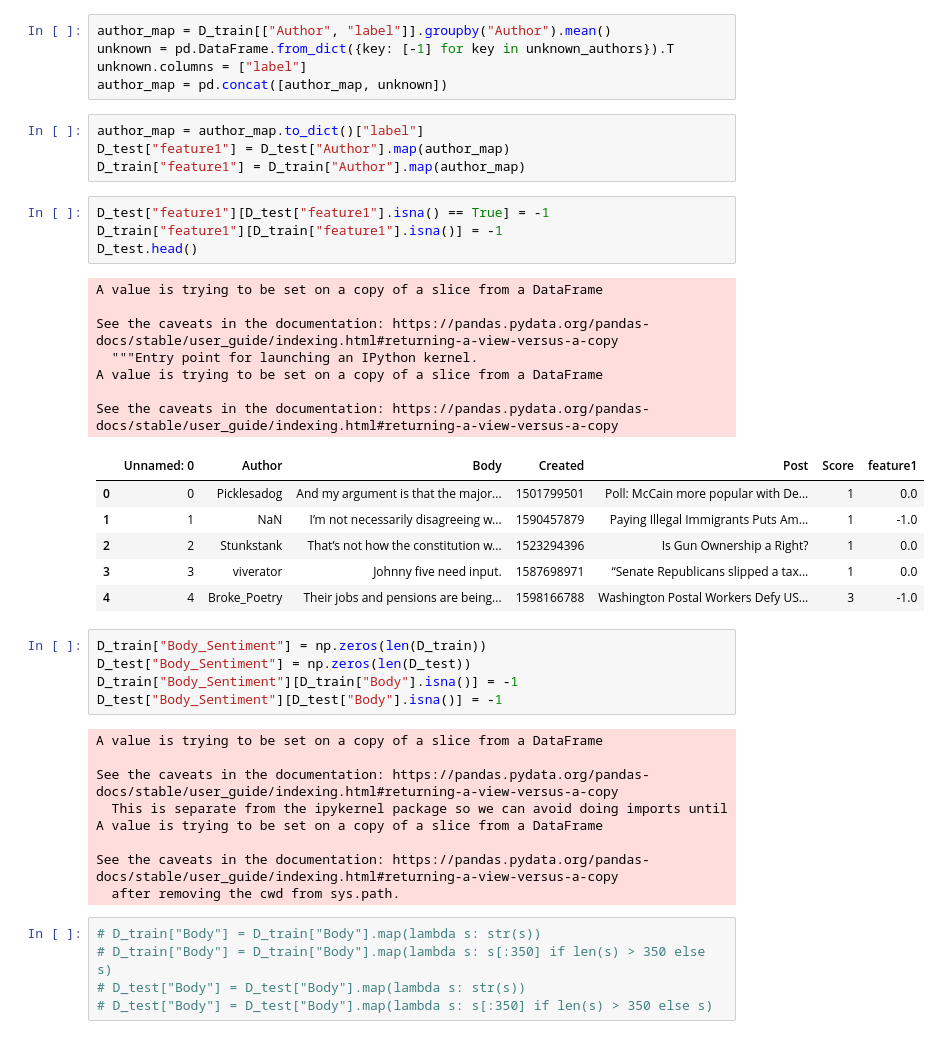
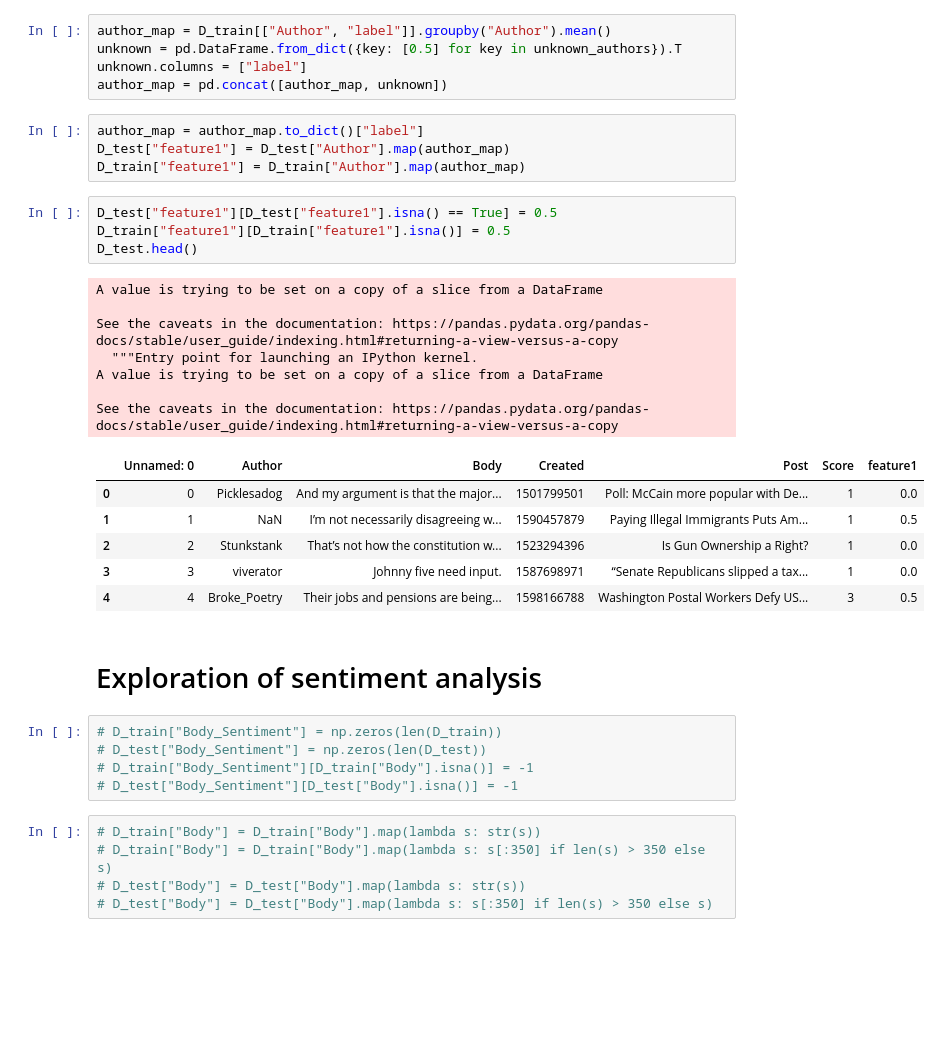
Before and after one commit to AlexandreAdam/HackatonF20, a Jupyter notebook: notebooks/Challenge3.ipynb, the cells around one changed output. Saved outputs shown, nothing was run; the diff lists cells and outputs as text; blank space fills up the shorter version.

```diff
--- a/notebooks/Challenge3.ipynb
+++ b/notebooks/Challenge3.ipynb
@@ -116,6 +121,6 @@ len(D_test)
 # %%
 author_map = D_train[["Author", "label"]].groupby("Author").mean()
-unknown = pd.DataFrame.from_dict({key: [-1] for key in unknown_authors}).T
+unknown = pd.DataFrame.from_dict({key: [0.5] for key in unknown_authors}).T
 unknown.columns = ["label"]
 author_map = pd.concat([author_map, unknown])
 # %%
@@ -123,37 +128,30 @@ author_map = author_map.to_dict()["label"]
 D_test["feature1"] = D_test["Author"].map(author_map)
 D_train["feature1"] = D_train["Author"].map(author_map)
 # %%
-D_test["feature1"][D_test["feature1"].isna() == True] = -1
-D_train["feature1"][D_train["feature1"].isna()] = -1
+D_test["feature1"][D_test["feature1"].isna() == True] = 0.5
+D_train["feature1"][D_train["feature1"].isna()] = 0.5
 D_test.head()
 # %% [output]
 A value is trying to be set on a copy of a slice from a DataFrame
 
 See the caveats in the documentation: https://pandas.pydata.org/pandas-docs/stable/user_guide/indexing.html#returning-a-view-versus-a-copy
   """Entry point for launching an IPython kernel.
 A value is trying to be set on a copy of a slice from a DataFrame
 
 See the caveats in the documentation: https://pandas.pydata.org/pandas-docs/stable/user_guide/indexing.html#returning-a-view-versus-a-copy
 |  | Unnamed: 0 | Author | Body | Created | Post | Score | feature1 |
 | 0 | 0 | Picklesadog | And my argument is that the major... | 1501799501 | Poll: McCain more popular with De... | 1 | 0.0 |
-| 1 | 1 | NaN | I’m not necessarily disagreeing w... | 1590457879 | Paying Illegal Immigrants Puts Am... | 1 | -1.0 |
+| 1 | 1 | NaN | I’m not necessarily disagreeing w... | 1590457879 | Paying Illegal Immigrants Puts Am... | 1 | 0.5 |
 | 2 | 2 | Stunkstank | That’s not how the constitution w... | 1523294396 | Is Gun Ownership a Right? | 1 | 0.0 |
 | 3 | 3 | viverator | Johnny five need input. | 1587698971 | “Senate Republicans slipped a tax... | 1 | 0.0 |
-| 4 | 4 | Broke_Poetry | Their jobs and pensions are being... | 1598166788 | Washington Postal Workers Defy US... | 3 | -1.0 |
+| 4 | 4 | Broke_Poetry | Their jobs and pensions are being... | 1598166788 | Washington Postal Workers Defy US... | 3 | 0.5 |
+# %% [markdown]
+# Exploration of sentiment analysis
 # %%
-D_train["Body_Sentiment"] = np.zeros(len(D_train))
-D_test["Body_Sentiment"] = np.zeros(len(D_test))
-D_train["Body_Sentiment"][D_train["Body"].isna()] = -1
-D_test["Body_Sentiment"][D_test["Body"].isna()] = -1
+# D_train["Body_Sentiment"] = np.zeros(len(D_train))
+# D_test["Body_Sentiment"] = np.zeros(len(D_test))
+# D_train["Body_Sentiment"][D_train["Body"].isna()] = -1
+# D_test["Body_Sentiment"][D_test["Body"].isna()] = -1
-# %% [output]
-A value is trying to be set on a copy of a slice from a DataFrame
-
-See the caveats in the documentation: https://pandas.pydata.org/pandas-docs/stable/user_guide/indexing.html#returning-a-view-versus-a-copy
-  This is separate from the ipykernel package so we can avoid doing imports until
-A value is trying to be set on a copy of a slice from a DataFrame
-
-See the caveats in the documentation: https://pandas.pydata.org/pandas-docs/stable/user_guide/indexing.html#returning-a-view-versus-a-copy
-  after removing the cwd from sys.path.
 # %%
 # D_train["Body"] = D_train["Body"].map(lambda s: str(s))
 # D_train["Body"] = D_train["Body"].map(lambda s: s[:350] if len(s) > 350 else s)
```
Also changed, not shown: parts of 19 cells of this notebook, 1 other file.
